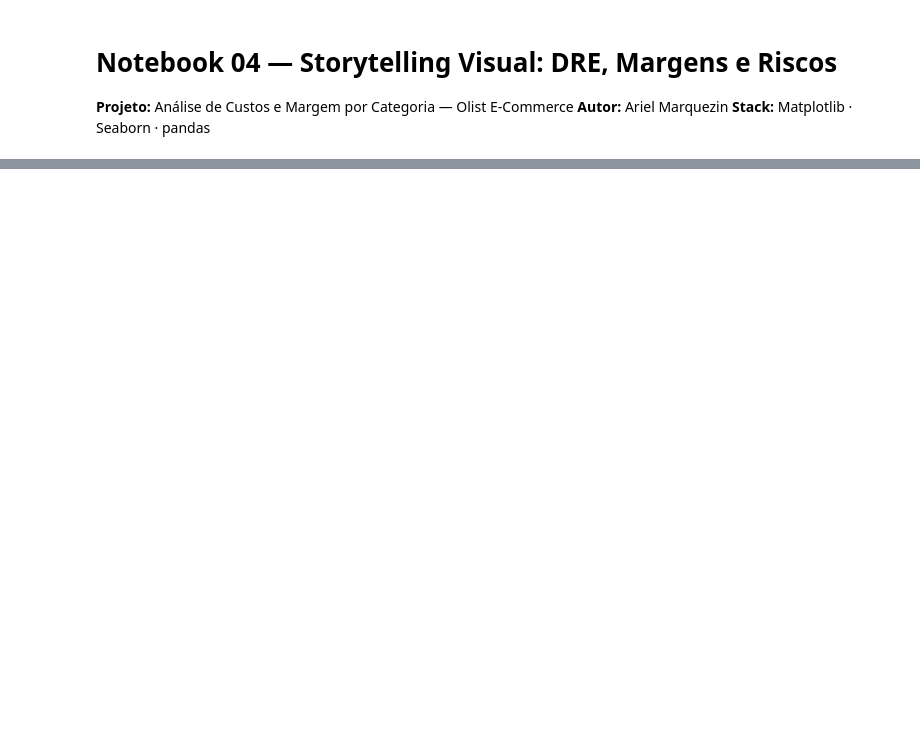
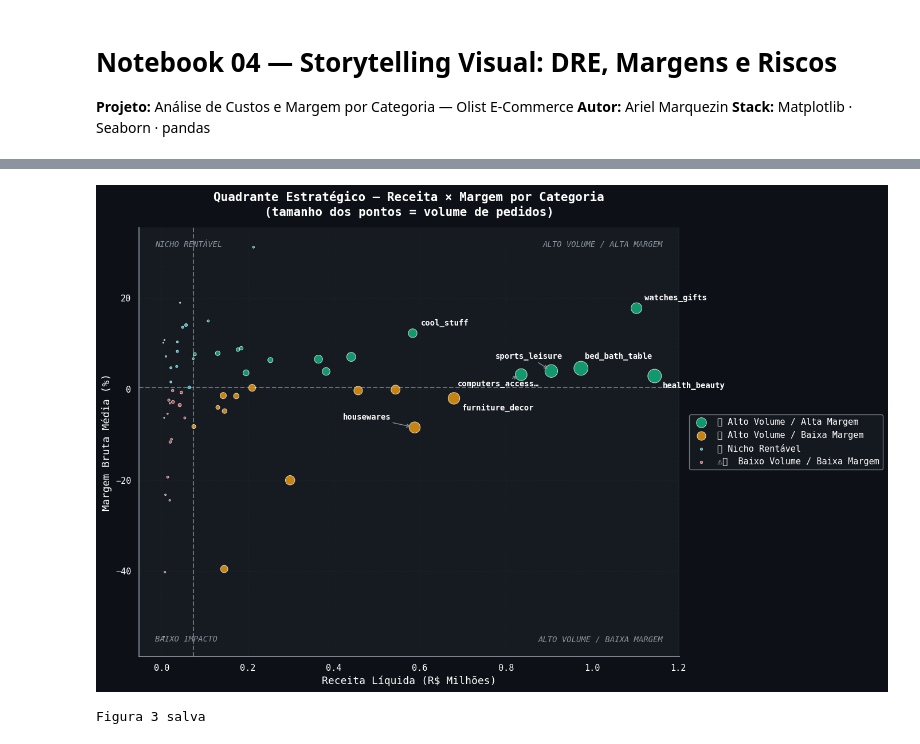
Before and after one commit to MarquezinAriel/Data-Pipelines, a Jupyter notebook: olist-cost-analysis/notebooks/04_visualizacao.ipynb, the cells around one changed output, grey strips where cells are left out. Saved outputs shown, nothing was run; the diff lists cells and outputs as text; code cells hidden in the pictures; blank space fills up the shorter version.

```diff
--- a/olist-cost-analysis/notebooks/04_visualizacao.ipynb
+++ b/olist-cost-analysis/notebooks/04_visualizacao.ipynb
@@ -200,5 +218,7 @@ print('Figura 2 salva')
 # %%
 # ── FIGURA 3: Quadrante Estratégico ──────────────────────────────────────────
+from matplotlib.text import Annotation
+
 fig, ax = plt.subplots(figsize=(14, 9))
 fig.patch.set_facecolor('#0d1117')
 ax.set_facecolor('#161b22')
@@ -224,39 +244,70 @@ for quad, color in quad_colors.items():
         label=quad, zorder=3
     )
 
+# Offsets manuais por categoria para evitar sobreposição
+offsets = {
+    'watches_gifts'     : ( 10,  10),
+    'health_beauty'     : ( 10, -15),
+    'bed_bath_table'    : (  5,  12),
+    'sports_leisure'    : (-70,  15),
+    'computers_access…' : (-80, -15),
+    'cool_stuff'        : ( 10,  10),
+    'furniture_decor'   : ( 10, -15),
+    'housewares'        : (-90,  10),
+}
+
 top_labels = dre.nlargest(8, 'receita_liquida')
 for _, row in top_labels.iterrows():
     cat = row['category'][:16] + '…' if len(row['category']) > 16 else row['category']
+    dx, dy = offsets.get(cat, (10, 5))
+    # Só desenha seta se o offset for grande
+    use_arrow = abs(dx) > 20 or abs(dy) > 20
+    props = dict(arrowstyle='->', color='#8b949e', lw=1.0,
+                 shrinkA=0, shrinkB=5) if use_arrow else None
     ax.annotate(cat,
                 xy=(row['receita_liquida']/1e6, row['margem_bruta_media_pct']),
-                xytext=(7, 5), textcoords='offset points',
-                fontsize=10, color='white', fontweight='bold')
+                xytext=(dx, dy), textcoords='offset points',
+                fontsize=10, color='white', fontweight='bold',
+                arrowprops=props)
+
+# Ajuste automático de sobreposição
+try:
+    from adjustText import adjust_text
+    adjust_text(texts, ax=ax,
+                expand_points=(1.5, 1.5),
+                expand_text=(1.5, 1.5),
+                arrowprops=None)
+except ImportError:
+    pass
 
 ax.axvline(x_med / 1e6, color='#8b949e', linestyle='--', linewidth=1.5, alpha=0.7)
 ax.axhline(y_med,       color='#8b949e', linestyle='--', linewidth=1.5, alpha=0.7)
 
 for txt, xy, ha, va in [
     ('ALTO VOLUME / ALTA MARGEM',  (0.97, 0.97), 'right', 'top'),
     ('ALTO VOLUME / BAIXA MARGEM', (0.97, 0.03), 'right', 'bottom'),
     ('NICHO RENTÁVEL',             (0.03, 0.97), 'left',  'top'),
     ('BAIXO IMPACTO',              (0.03, 0.03), 'left',  'bottom'),
 ]:
     ax.text(*xy, txt, transform=ax.transAxes, fontsize=10,
             color='#8b949e', va=va, ha=ha, fontstyle='italic')
 
 ax.set_xlabel('Receita Líquida (R$ Milhões)', fontsize=13, color='white')
 ax.set_ylabel('Margem Bruta Média (%)', fontsize=13, color='white')
 ax.set_title('Quadrante Estratégico — Receita × Margem por Categoria\n(tamanho dos pontos = volume de pedidos)',
              fontsize=15, fontweight='bold', color='white', pad=15)
 ax.tick_params(labelsize=11, colors='white')
 ax.legend(loc='center left', bbox_to_anchor=(1.01, 0.5),
           facecolor='#161b22', edgecolor='#8b949e', fontsize=11, labelcolor='white')
 ax.grid(alpha=0.25)
 
 plt.tight_layout()
 plt.savefig(os.path.join(FIGURES_PATH, '03_quadrante_estrategico.png'), dpi=150, bbox_inches='tight')
 plt.show()
 print('Figura 3 salva')
+# %% [output]
+[figure, added]
+Figura 3 salva
 # %%
 # ── FIGURA 4: Heatmap de Correlação ──────────────────────────────────────────
 corr_cols = [
```
Also changed, not shown: parts of 14 cells of this notebook.
